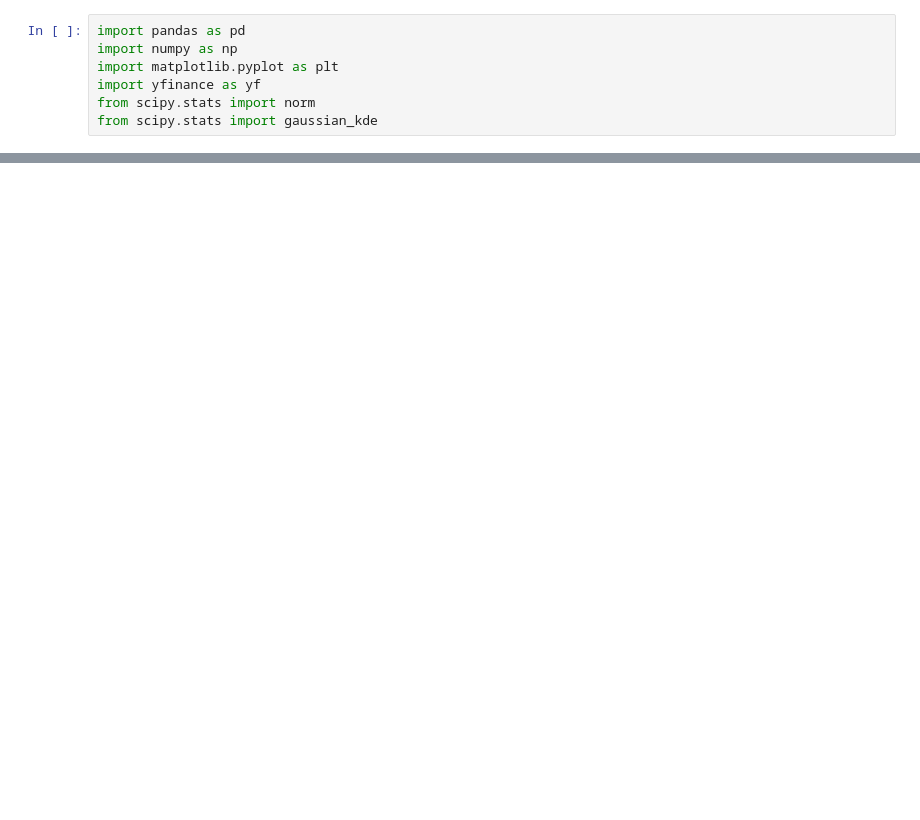
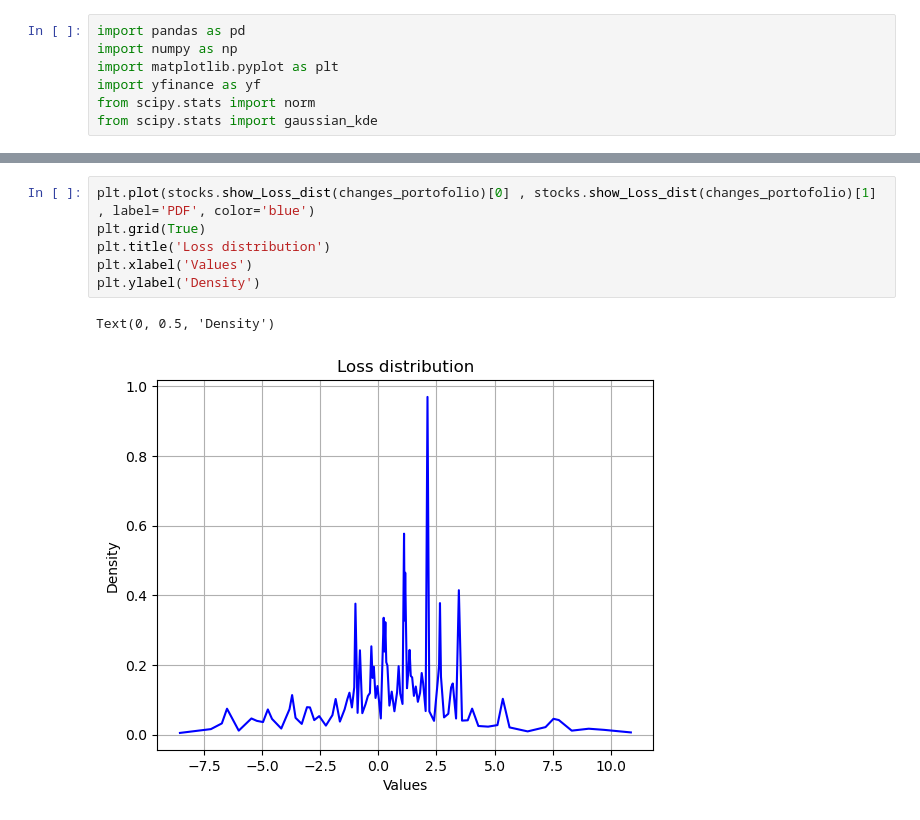
Before and after one commit to aliasherrii99/stock-VaR, a Jupyter notebook: part1.ipynb, the cells around one changed output, grey strips where cells are left out. Saved outputs shown, nothing was run; the diff lists cells and outputs as text; blank space fills up the shorter version.

```diff
--- a/part1.ipynb
+++ b/part1.ipynb
@@ -89,0 +139,9 @@ VaR at 99.0% confidence level: 17.35
+# %%
+plt.plot(stocks.show_Loss_dist(changes_portofolio)[0] , stocks.show_Loss_dist(changes_portofolio)[1] , label='PDF', color='blue')
+plt.grid(True)
+plt.title('Loss distribution')
+plt.xlabel('Values')
+plt.ylabel('Density')
+# %% [output]
+Text(0, 0.5, 'Density')
+[figure, added]
```
Also changed, not shown: parts of 9 cells of this notebook.
